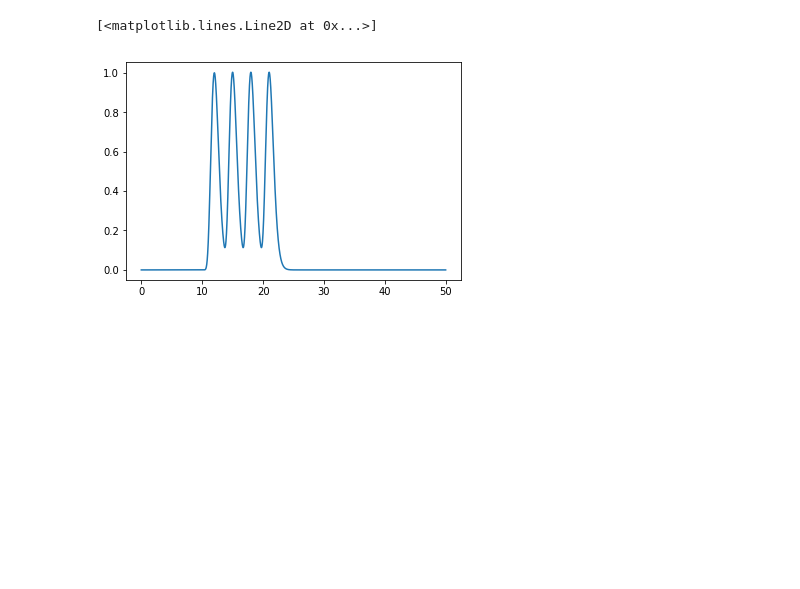
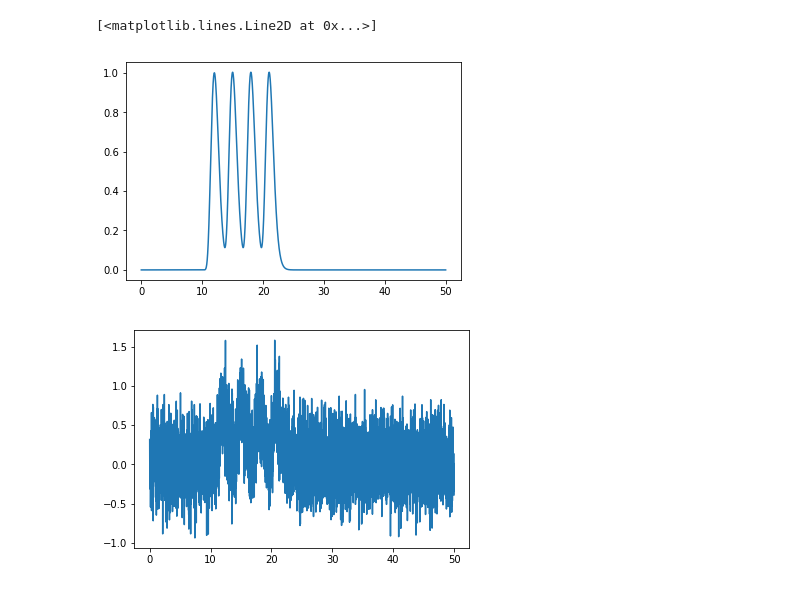
Before and after one commit to felixsc1/fiberphotometry, a Jupyter notebook: gammavariate.ipynb, the cells around one changed output. Saved outputs shown, nothing was run; the diff lists cells and outputs as text; code cells hidden in the pictures; blank space fills up the shorter version.

```diff
--- a/gammavariate.ipynb
+++ b/gammavariate.ipynb
@@ -1,19 +0,0 @@
-# %%
-import numpy as np
-import matplotlib.pyplot as plt
-
-fs=100
-
-t=np.arange(0,10,1/fs)
-
-# parameters
-ymax=1
-tmax=2
-a=10
-
-t2=t/tmax
-def gammavar():
-    return np.exp(np.log(ymax)+a*(1+np.log(t2)-t2))
-
-plt.figure()
-plt.plot(t,gammavar())
@@ -23,17 +5,25 @@ plt.plot(t,gammavar())
 # %%
 total_duration=50
+t=np.arange(0,total_duration,1/fs)
 
-baseline = np.zeros((total_duration*fs,1))
-events = np.array(np.dot([10, 13, 16, 19],fs))
-baseline[events] = 1
+def gammvarModel(t,ymax,tmax,a):
+    baseline = np.zeros((total_duration*fs,1))
+    events = np.array(np.dot([10, 13, 16, 19],fs))
+    baseline[events] = 1
+    fit = np.convolve(np.ravel(baseline),gammavar(ymax,tmax,a))[0:t.size]
+    return fit
+
+plt.figure()
+plt.plot(t,gammvarModel(t,ymax,tmax,a))
 
 
-t=np.arange(0,total_duration,1/fs)
 
-fit = np.convolve(np.ravel(baseline),gammavar())
+y_noise = 0.3 * np.random.normal(size=t.size)
+y_data = gammvarModel(t,0.7,2,a)  + y_noise
 
 plt.figure()
-plt.plot(t,fit[0:t.size])
+plt.plot(t,y_data)
 # %% [output]
 [<matplotlib.lines.Line2D at 0x...>]
 [figure]
+[figure, added]
```
Also changed, not shown: parts of 4 cells of this notebook, 1 other file.
